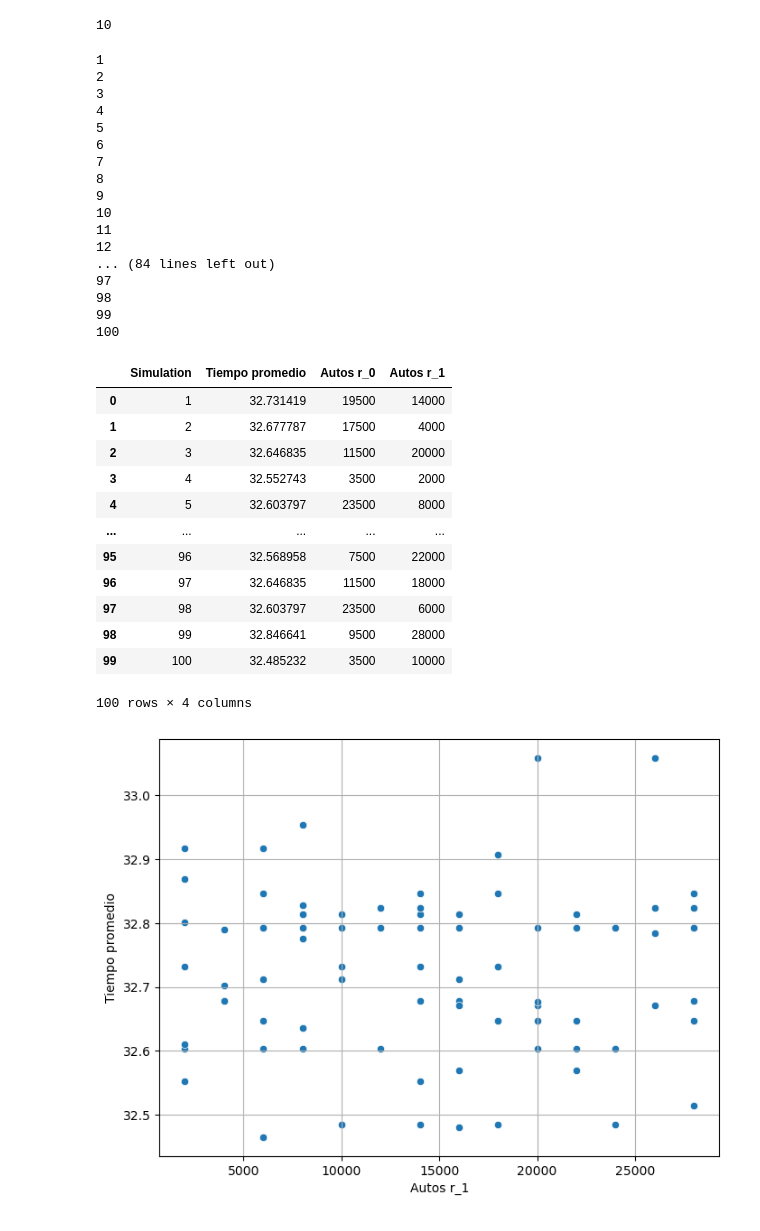
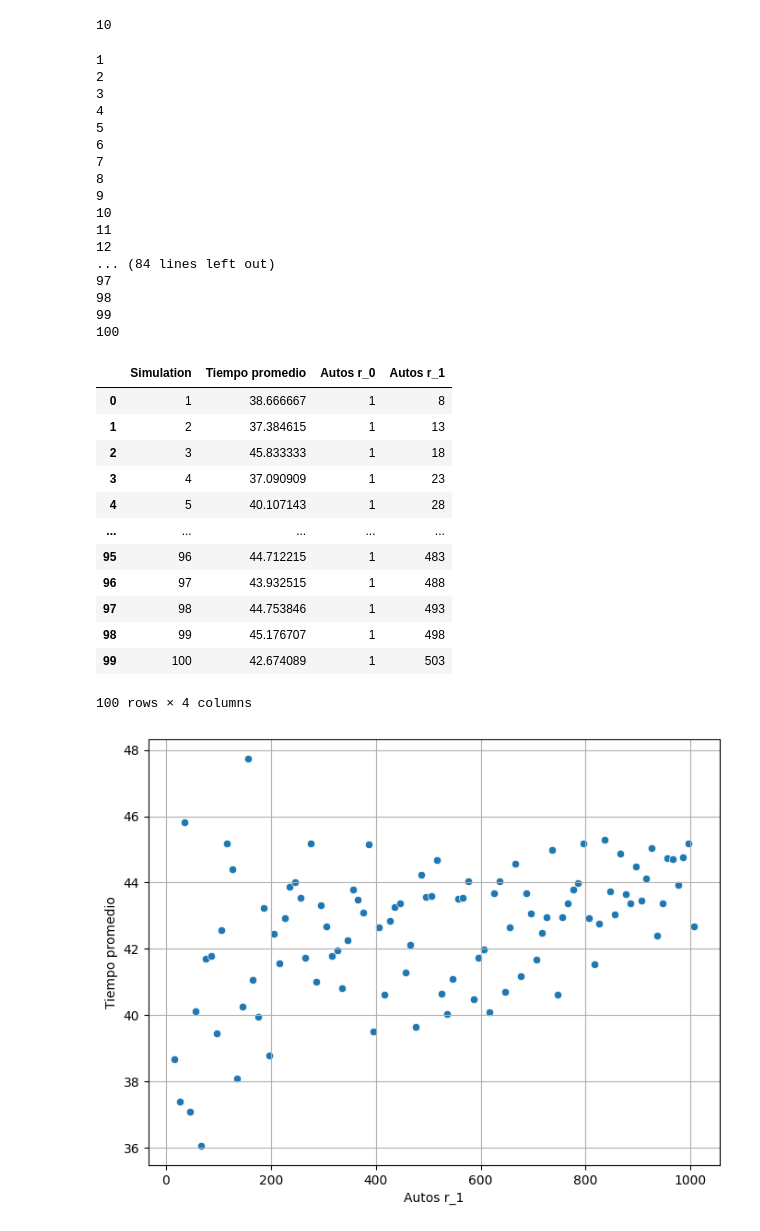
Before and after one commit to Emmatap31/Sumo_EjeCentral, a Jupyter notebook: Simulaciones.ipynb, the cells around one changed output. Cells and saved outputs as stored; diff of their text form; code cells hidden in the pictures.

```diff
--- a/Simulaciones.ipynb
+++ b/Simulaciones.ipynb
@@ -123,10 +150,10 @@ rrggs = []# (verde Este-Oeste)
 rryys = []#(amarillo Este-Oeste)
 n0s = []#Tiempos ruta 0
 n1s = []#Tiempos ruta 1
-num_simulations = 1
+num_simulations = 5
 
-f0 = [i for i in range(1500,25000, 2000)]
-f1 = [i for i in range(2000,30000, 2000)]
+f0 = [i for i in range(1000,8000, 1000)]
+f1 = [i for i in range(1000,10000, 1000)]
 
 
 for i in range(num_simulations):
@@ -142,7 +169,7 @@ for i in range(num_simulations):
 
     traci.start(sumoCmd)
 
-    n_vehiculos(n0, n1)
+    n_vehiculos2(2, 1)
 
     ggrr = rd.randint(20,70) #(verde Norte-Sur)
     yyrr = rd.randint(2,7) #(amarillo Norte-Sur)
@@ -284,14 +322,16 @@ n0s = []#Tiempos ruta 0
 n1s = []#Tiempos ruta 1
 num_simulations = 100
 
-f0 = [i for i in range(1500,25000, 2000)]
-f1 = [i for i in range(2000,30000, 2000)]
+f0 = [i for i in range(1500,10000, 2000)]
+f1 = [i for i in range(8,100000, 5)]
 
 
 for i in range(num_simulations):
 
-    n0 = rd.choice(f0)
-    n1 = rd.choice(f1)
+    #n0 = rd.choice(f0)
+    n0= 1
+    #n1 = rd.choice(f1)
+    n1 = f1[i]
 
     n0s.append(n0)
     n1s.append(n1)
@@ -313,7 +353,7 @@ for i in range(num_simulations):
     #rrggs.append(rrgg)
     #rryys.append(rryy)
 
-    #new_logic(ggrr, yyrr, rrgg, rryy)
+    new_logic(50, 3, 60, 3)
 
     depart_times = {}
     arrival_times = {}
@@ -378,26 +418,26 @@ df100
 99
 100
 |  | Simulation | Tiempo promedio | Autos r_0 | Autos r_1 |
-| 0 | 1 | 32.731419 | 19500 | 14000 |
-| 1 | 2 | 32.677787 | 17500 | 4000 |
-| 2 | 3 | 32.646835 | 11500 | 20000 |
-| 3 | 4 | 32.552743 | 3500 | 2000 |
-| 4 | 5 | 32.603797 | 23500 | 8000 |
+| 0 | 1 | 38.666667 | 1 | 8 |
+| 1 | 2 | 37.384615 | 1 | 13 |
+| 2 | 3 | 45.833333 | 1 | 18 |
+| 3 | 4 | 37.090909 | 1 | 23 |
+| 4 | 5 | 40.107143 | 1 | 28 |
 | ... | ... | ... | ... | ... |
-| 95 | 96 | 32.568958 | 7500 | 22000 |
-| 96 | 97 | 32.646835 | 11500 | 18000 |
-| 97 | 98 | 32.603797 | 23500 | 6000 |
-| 98 | 99 | 32.846641 | 9500 | 28000 |
-| 99 | 100 | 32.485232 | 3500 | 10000 |
+| 95 | 96 | 44.712215 | 1 | 483 |
+| 96 | 97 | 43.932515 | 1 | 488 |
+| 97 | 98 | 44.753846 | 1 | 493 |
+| 98 | 99 | 45.176707 | 1 | 498 |
+| 99 | 100 | 42.674089 | 1 | 503 |
 100 rows × 4 columns
 # %%
 import matplotlib.pyplot as plt
 import seaborn as sns
 
 
 plt.figure(figsize=(8, 6))
-sns.scatterplot(x=df100['Autos r_1'], y=df100['Tiempo promedio'])
+sns.scatterplot(x=df100['Autos r_1']+df100['Autos r_1'], y=df100['Tiempo promedio'])
 plt.grid(True)
 plt.show()
 # %% [output]
-[figure, old version]
+[figure, new version]
```
Also changed, not shown: parts of 10 cells of this notebook, 10 other files.
